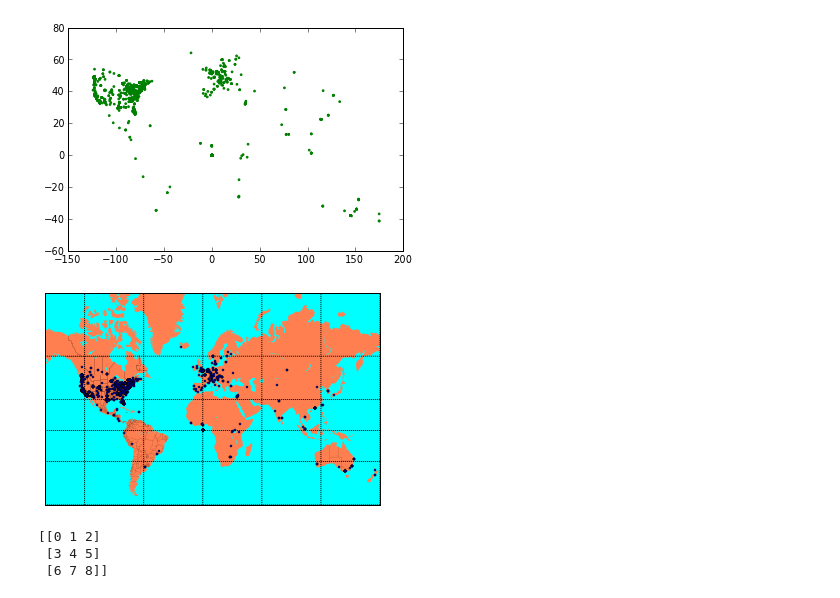
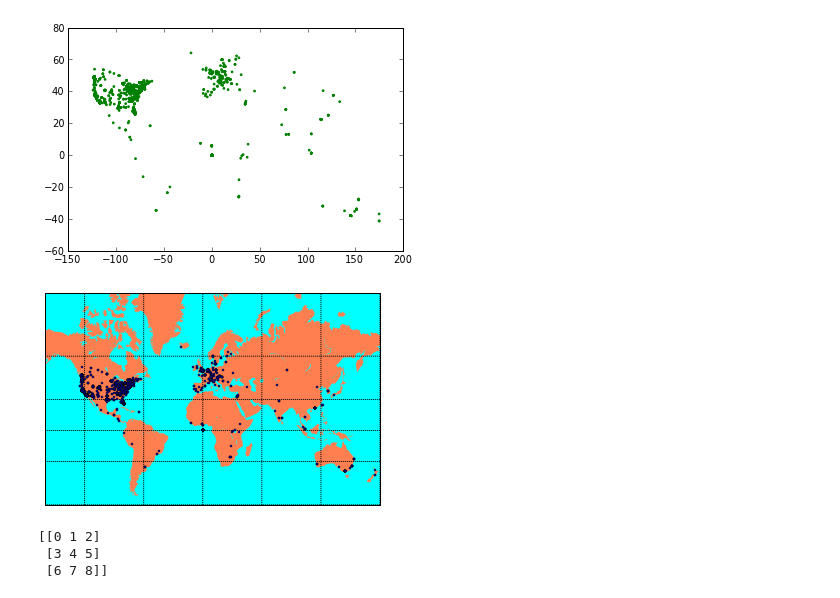
Before and after one commit to sonalisharma/pythonseminar, a Jupyter notebook: FinalProject/Notebooks/Regression-Logistic classification.ipynb, the cells around one changed output. Saved outputs shown, nothing was run; the diff lists cells and outputs as text; code cells hidden in the pictures.

```diff
--- a/FinalProject/Notebooks/Regression-Logistic classification.ipynb
+++ b/FinalProject/Notebooks/Regression-Logistic classification.ipynb
@@ -41,8 +47,11 @@ data = data.drop('Start_year',1)
 data = data.drop('End_year',1)
 data = data.drop('Start_day',1)
 data = data.drop('End_day',1)
-# data = data.drop('Amount_goal',1)
+data = data.drop('Amount_Raised',1)
 data = data.drop('Time_Left',1)
+# %%
+
+data = data.drop('Amount_Raised',1)
 # %%
 def checkus(location):
     if (str(location).strip()=='United States'):
@@ -1184,31 +1203,31 @@ scatter(data['lon'], data['lat'], 3, color="g" )
 # %%
 from mpl_toolkits.basemap import Basemap
 import matplotlib.pyplot as plt
 import numpy as np
 
 # setup Lambert Conformal basemap.
 m = Basemap(projection='merc',llcrnrlat=-60,urcrnrlat=80,\
             llcrnrlon=-160,urcrnrlon=180,lat_ts=20,resolution='c')
 
 m.drawmapboundary(fill_color='aqua')
 m.fillcontinents(color='coral',lake_color='aqua')
 
 # draw state boundaries too
 # http://matplotlib.org/basemap/api/basemap_api.html#mpl_toolkits.basemap.Basemap.drawstates
-m.drawstates(linewidth=0.1)
+#m.drawstates(linewidth=0.1)
 
 m.drawparallels(np.arange(-90.,91.,30.))
 m.drawmeridians(np.arange(-180.,181.,60.))
 
 from itertools import izip
 
 dots = izip(data['lon'],data['lat'])
 
 for dot in dots:
     (xpt, ypt) = m(dot[0], dot[1])
     m.plot(xpt, ypt, 'bo', markersize=2)
 # %% [output]
-[figure, old version]
+[figure, new version]
 # %%
 #loc = data['Location'].unique()
 
```
Also changed, not shown: parts of 11 cells of this notebook.
